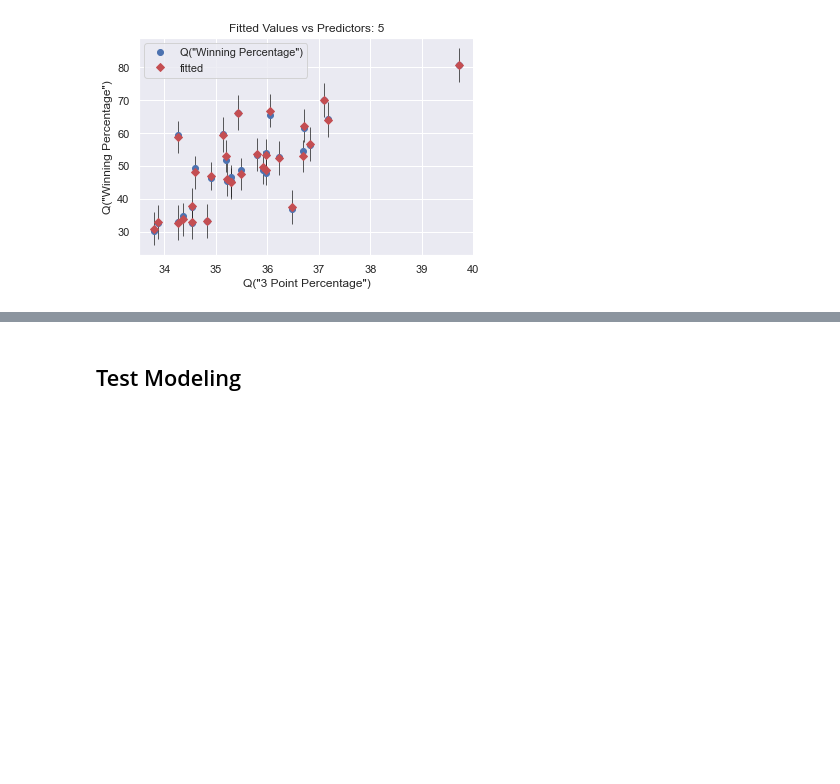
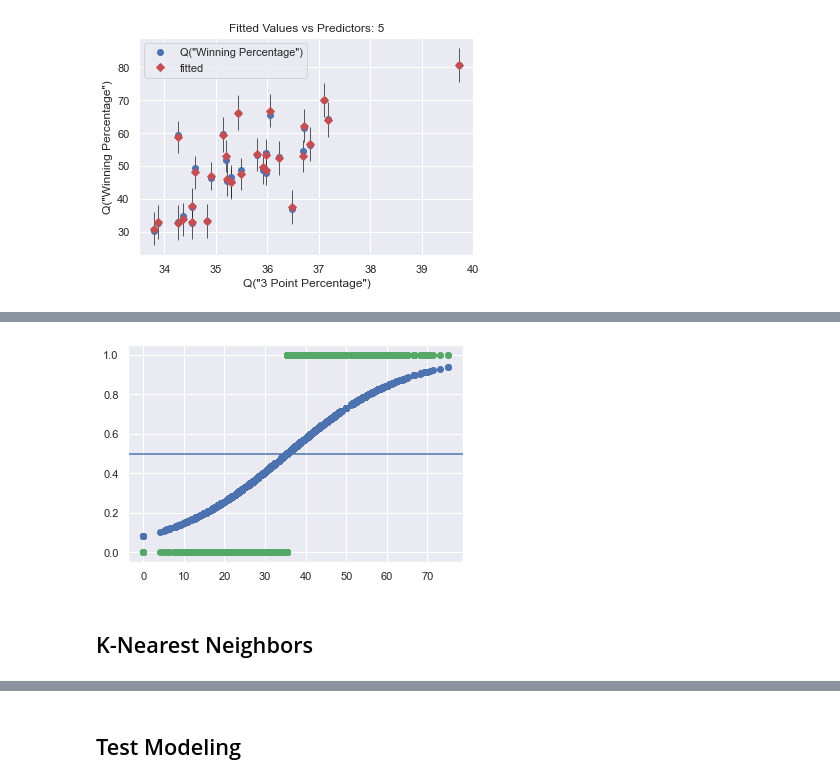
Before and after one commit to Minh-Thien-Bui/Basketball-Project, a Jupyter notebook: Three Point Regression.ipynb, the cells around one changed output, grey strips where cells are left out. Drawn from its saved outputs; the diff is of its cells as text; code cells hidden in the pictures; blank space fills up the shorter version.

```diff
--- a/Three Point Regression.ipynb
+++ b/Three Point Regression.ipynb
@@ -429,0 +497,13 @@ for i in range(len(formulas)):
+# %%
+model3PT, X = LogModel('3 Point Percentage', lr, cleanNBA)
+
+yhat = model3PT.predict(X)
+yhat_p = model3PT.predict_proba(X)
+
+plt.plot(X,yhat,'go');
+plt.plot(X,yhat_p[:,1],'bo');
+plt.axhline(0.5);
+# %% [output]
+[figure, added]
+# %% [markdown]
+## K-Nearest Neighbors
```
Also changed, not shown: parts of 39 cells of this notebook.
